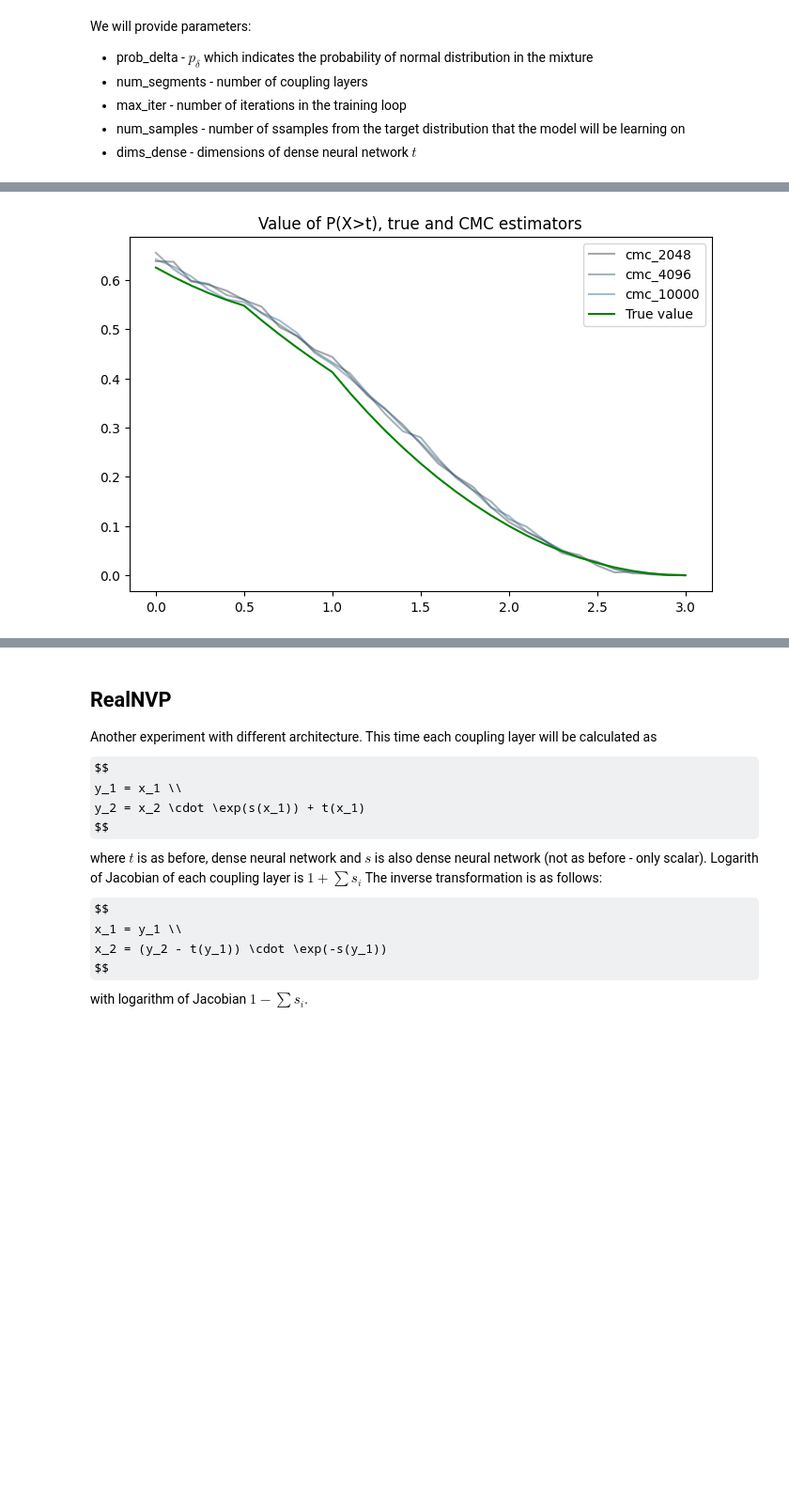
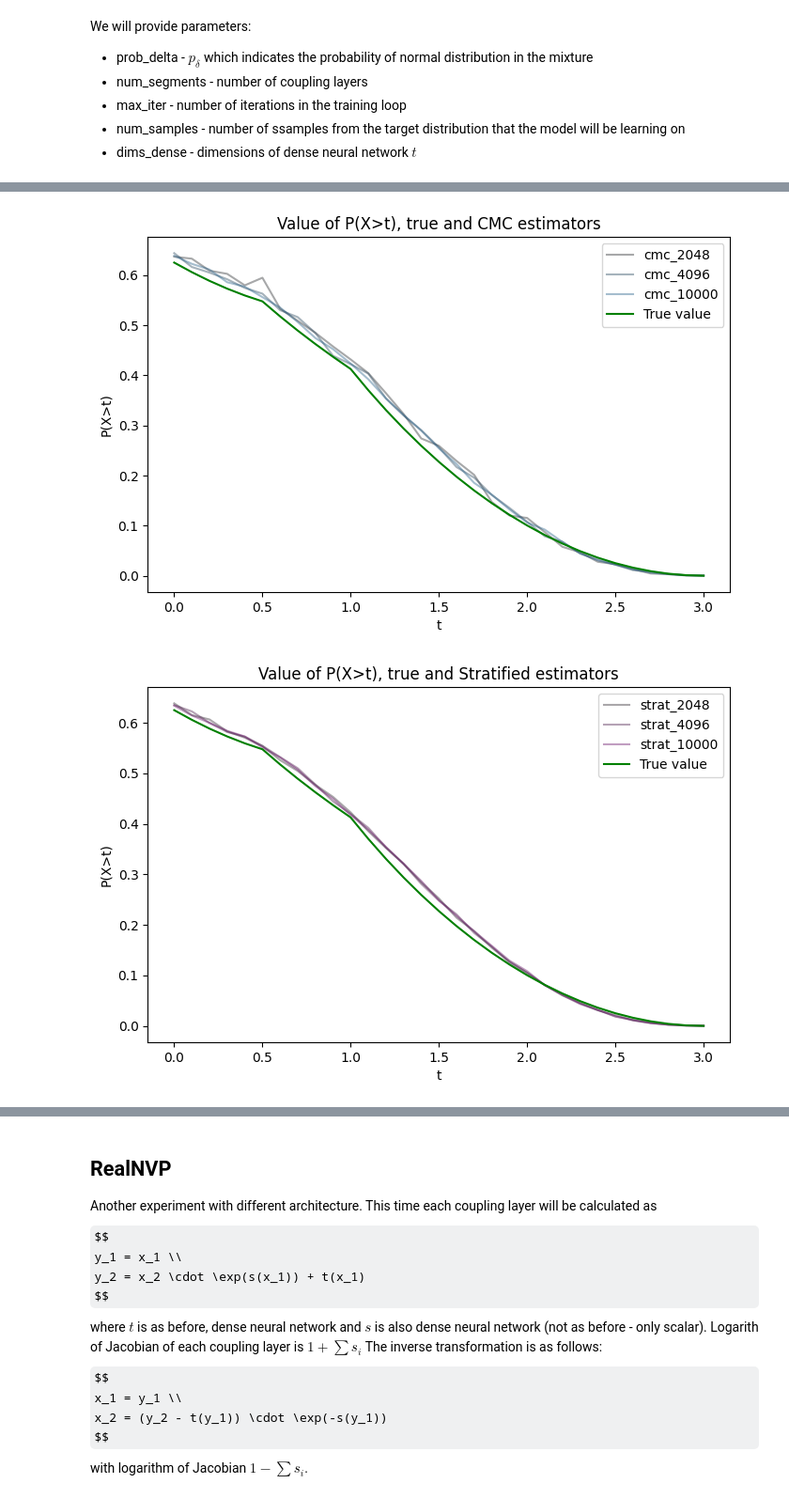
Before and after one commit to SirPentyna/mgr_normalizing_flows, a Jupyter notebook: Code/Overview of methods.ipynb, the cells around one changed output, grey strips where cells are left out. Shown at 94% size. Drawn from its saved outputs; the diff is of its cells as text; code cells hidden in the pictures; some formulas as TeX source; blank space fills up the shorter version.

```diff
--- a/Code/Overview of methods.ipynb
+++ b/Code/Overview of methods.ipynb
@@ -206,7 +223,25 @@ for i, c in enumerate([col for col in estim_df.columns if 'cmc' in col]):
     plt.plot(estim_df['t'], estim_df[c], c=palette[i], label=c, alpha = 0.4)
 plt.plot(estim_df['t'], estim_df['true_probs'], c='green', label = 'True value')
 plt.title("Value of P(X>t), true and CMC estimators")
+plt.xlabel('t')
+plt.ylabel('P(X>t)')
 plt.legend()
 plt.show()
 # %% [output]
-[figure, old version]
+[figure, new version]
+# %%
+import seaborn as sns
+python_blue = '#1F77B4'
+palette = list(sns.dark_palette('purple', 4).as_hex())
+
+plt.figure(figsize=(8, 5),  dpi=100)
+for i, c in enumerate([col for col in estim_df.columns if 'strat' in col]):
+    plt.plot(estim_df['t'], estim_df[c], c=palette[i], label=c, alpha = 0.4)
+plt.plot(estim_df['t'], estim_df['true_probs'], c='green', label = 'True value')
+plt.title("Value of P(X>t), true and Stratified estimators")
+plt.xlabel('t')
+plt.ylabel('P(X>t)')
+plt.legend()
+plt.show()
+# %% [output]
+[figure, added]
```
Also changed, not shown: parts of 15 cells of this notebook, 10 other files.
